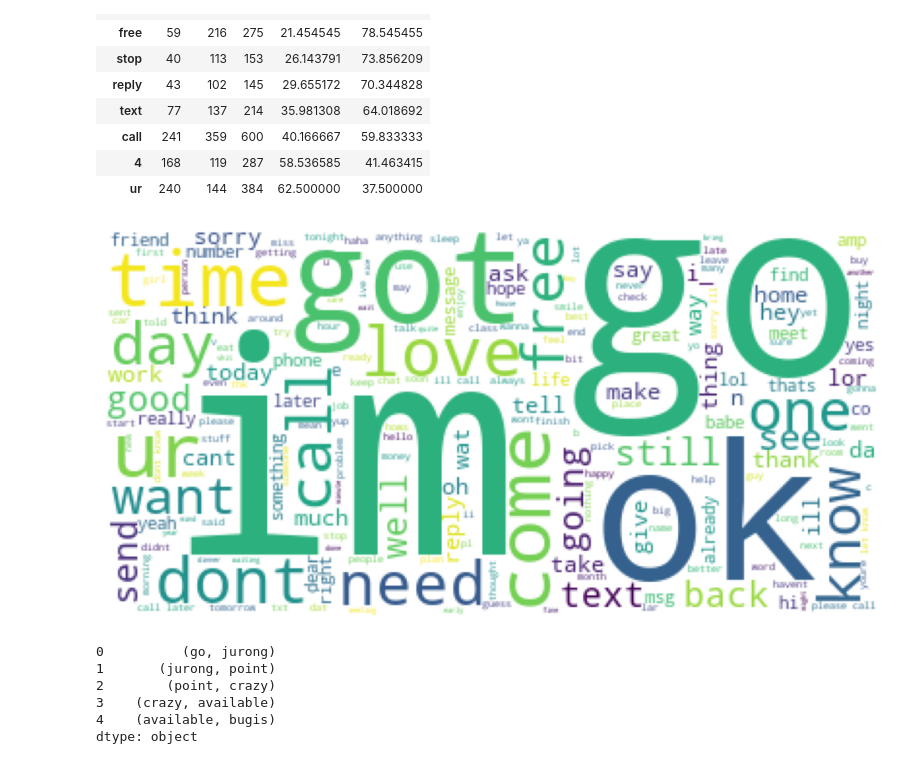
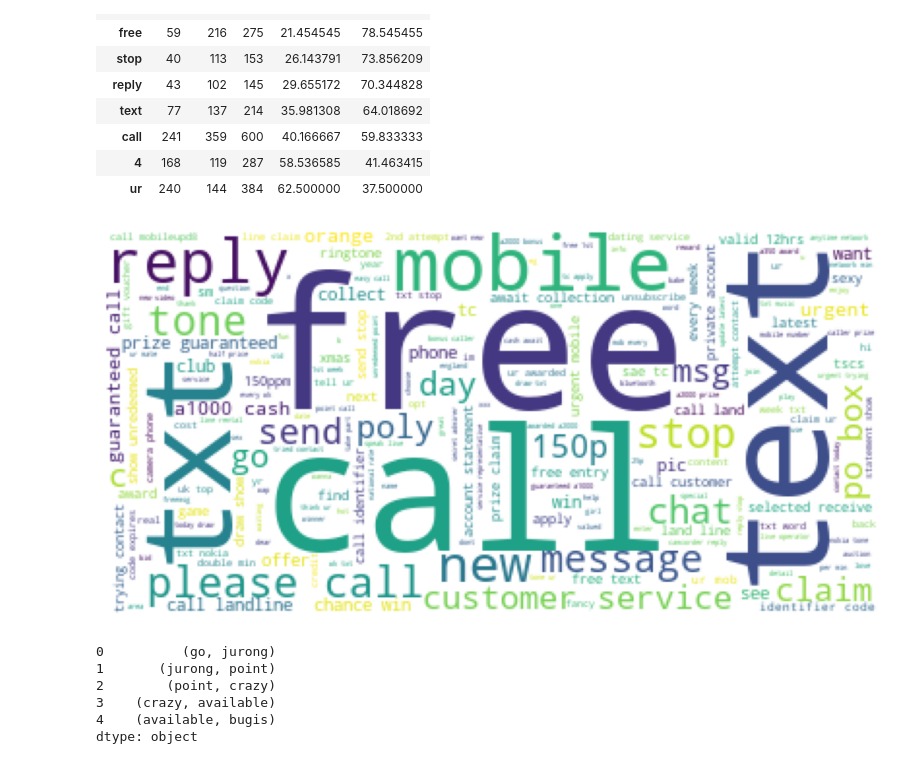
Before and after one commit to SHAWNSMITH16/natural-language-processing-exercises, a Jupyter notebook: explore_exercises.ipynb, the cells around one changed output. Drawn from its saved outputs; the diff is of its cells as text; code cells hidden in the pictures.

```diff
--- a/explore_exercises.ipynb
+++ b/explore_exercises.ipynb
@@ -202,13 +202,13 @@ word_freq[word_freq['spam'] > 100].sort_values('pct_spam', ascending=False)
 | ur | 240 | 144 | 384 | 62.500000 | 37.500000 |
 # %%
 #Word cloud
-all_cloud = WordCloud(background_color='white').generate(' '.join(all_words))
+all_cloud = WordCloud(background_color='white').generate(' '.join(spam_words))
 plt.figure(figsize=(12, 8))
 plt.imshow(all_cloud)
 plt.axis('off')
 plt.show()
 # %% [output]
-[figure, old version]
+[figure, new version]
 # %%
 #Bigrams!
 ham_bigrams = pd.Series(nltk.ngrams(ham_words, 2))
```
Also changed, not shown: parts of 1 cell of this notebook.
